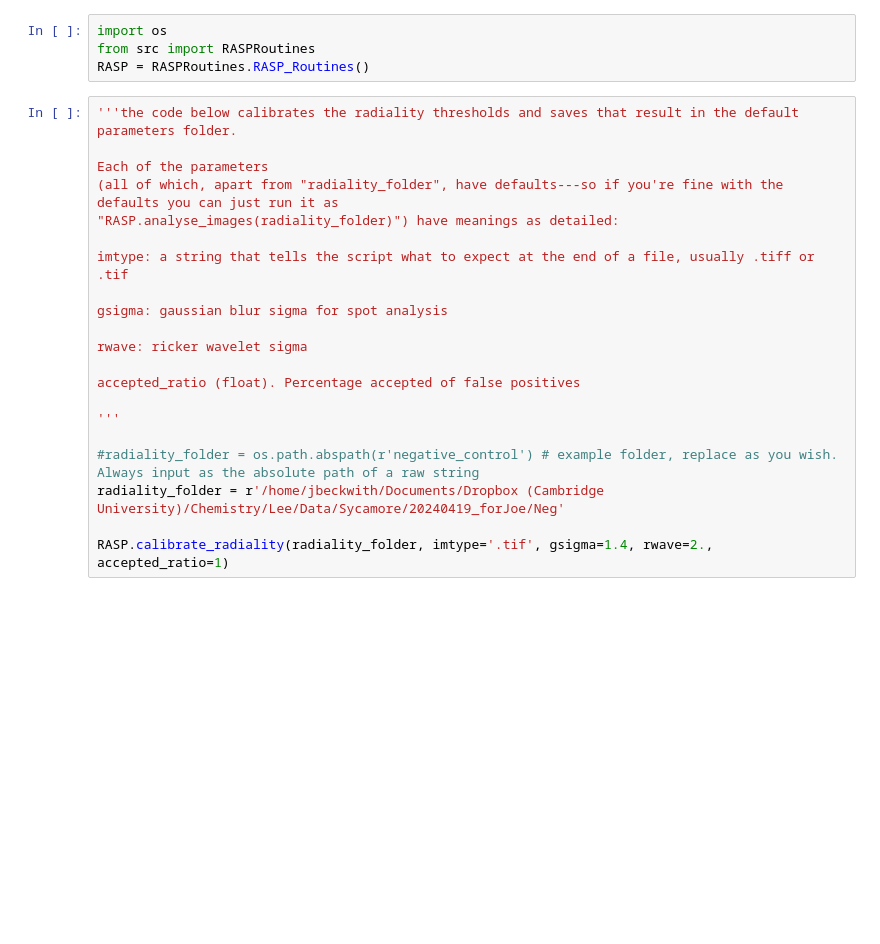
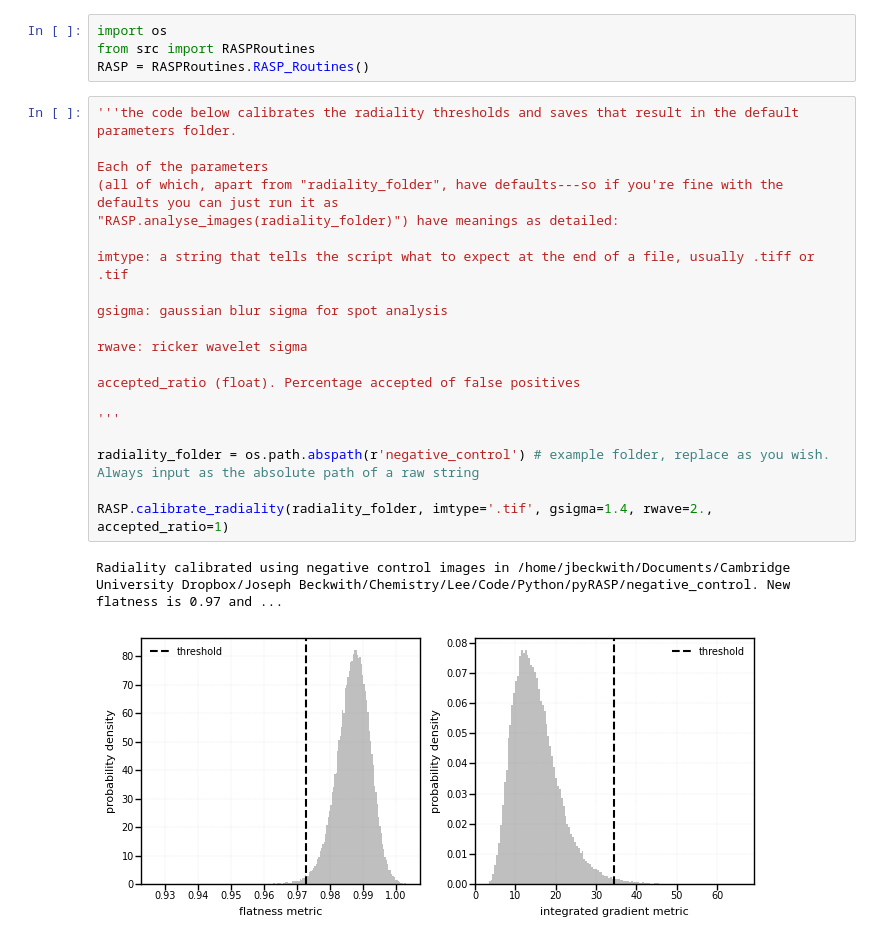
Before and after one commit to TheLeeLab/pyRASP, a Jupyter notebook: pyRASP_Example_RadialityCalibration.ipynb, the cells around one changed output. Cells and saved outputs as stored; diff of their text form; blank space fills up the shorter version.

```diff
--- a/pyRASP_Example_RadialityCalibration.ipynb
+++ b/pyRASP_Example_RadialityCalibration.ipynb
@@ -5,21 +5,23 @@ RASP = RASPRoutines.RASP_Routines()
 # %%
 '''the code below calibrates the radiality thresholds and saves that result in the default parameters folder.
 
 Each of the parameters
 (all of which, apart from "radiality_folder", have defaults---so if you're fine with the defaults you can just run it as
 "RASP.analyse_images(radiality_folder)") have meanings as detailed:
 
 imtype: a string that tells the script what to expect at the end of a file, usually .tiff or .tif
 
 gsigma: gaussian blur sigma for spot analysis
 
 rwave: ricker wavelet sigma
 
 accepted_ratio (float). Percentage accepted of false positives
 
 '''
 
-#radiality_folder = os.path.abspath(r'negative_control') # example folder, replace as you wish. Always input as the absolute path of a raw string
-radiality_folder = r'/home/jbeckwith/Documents/Dropbox (Cambridge University)/Chemistry/Lee/Data/Sycamore/20240419_forJoe/Neg'
+radiality_folder = os.path.abspath(r'negative_control') # example folder, replace as you wish. Always input as the absolute path of a raw string
 
 RASP.calibrate_radiality(radiality_folder, imtype='.tif', gsigma=1.4, rwave=2., accepted_ratio=1)
+# %% [output]
+Radiality calibrated using negative control images in /home/jbeckwith/Documents/Cambridge University Dropbox/Joseph Beckwith/Chemistry/Lee/Code/Python/pyRASP/negative_control. New flatness is 0.97 and ...
+[figure, added]
```
Also changed, not shown: 1 other file.
